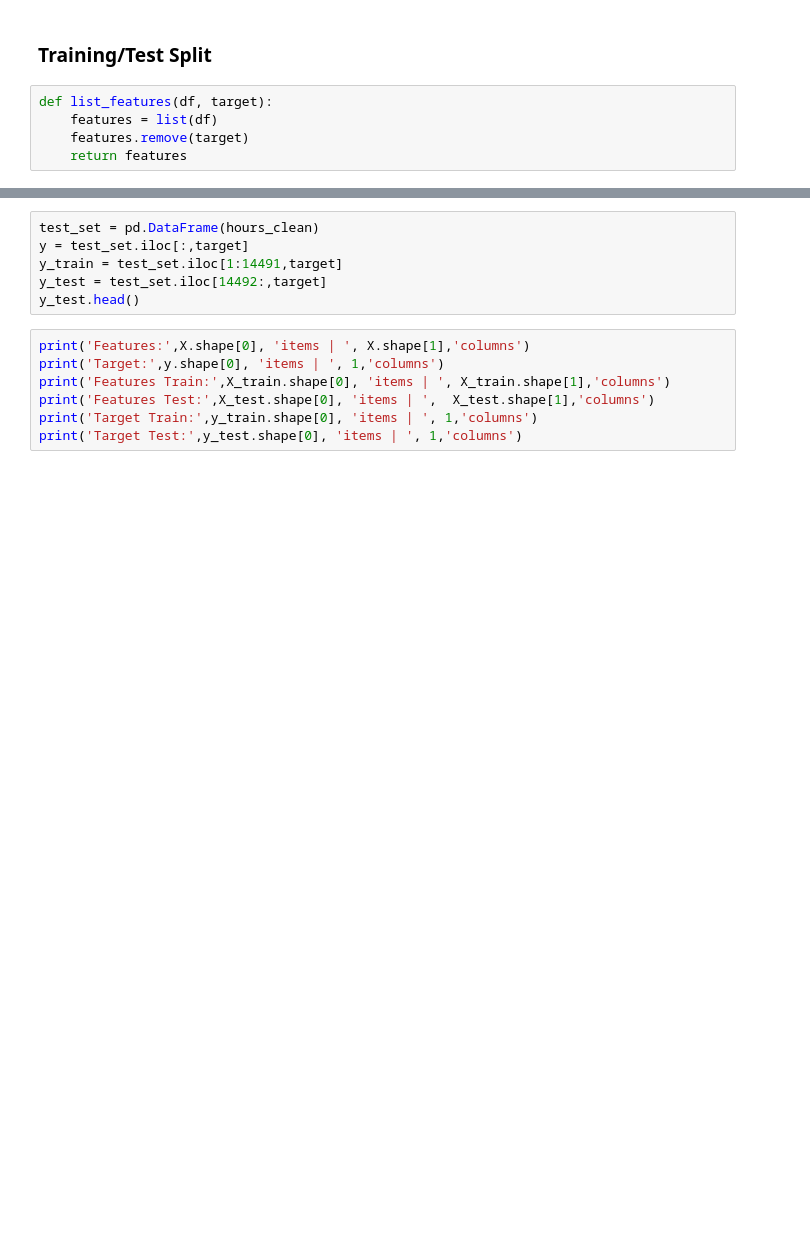
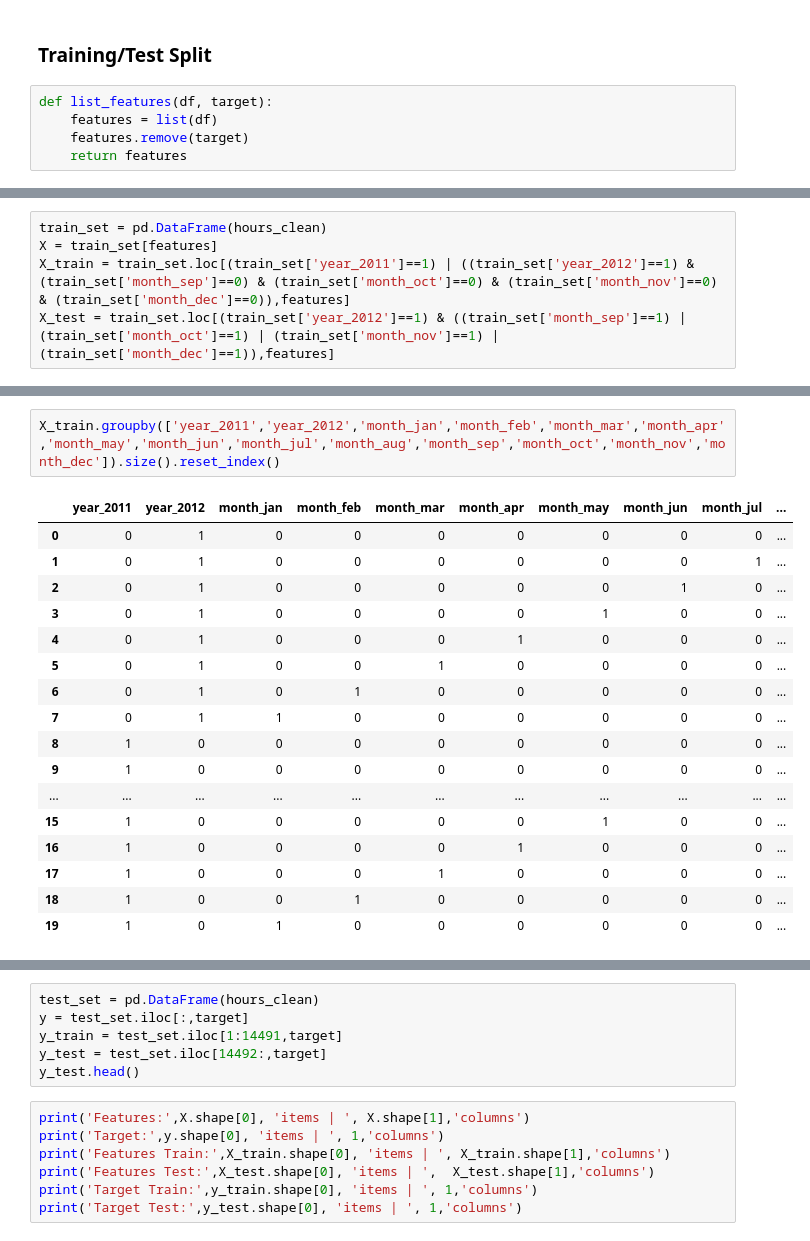
Before and after one commit to stsentemeidis/Bike_Sharing_Washington, a Jupyter notebook: MASTER.ipynb, the cells around one changed output, grey strips where cells are left out. Cells and saved outputs as stored; diff of their text form; blank space fills up the shorter version.

```diff
--- a/MASTER.ipynb
+++ b/MASTER.ipynb
@@ -1081,0 +1073,5 @@ TypeError: unhashable type: 'slice'
+# %%
+train_set = pd.DataFrame(hours_clean)
+X = train_set[features]
+X_train = train_set.loc[(train_set['year_2011']==1) | ((train_set['year_2012']==1) & (train_set['month_sep']==0) & (train_set['month_oct']==0) & (train_set['month_nov']==0) & (train_set['month_dec']==0)),features]
+X_test = train_set.loc[(train_set['year_2012']==1) & ((train_set['month_sep']==1) | (train_set['month_oct']==1) | (train_set['month_nov']==1) | (train_set['month_dec']==1)),features]
@@ -1081,0 +1084,20 @@ TypeError: unhashable type: 'slice'
+# %%
+X_train.groupby(['year_2011','year_2012','month_jan','month_feb','month_mar','month_apr','month_may','month_jun','month_jul','month_aug','month_sep','month_oct','month_nov','month_dec']).size().reset_index()
+# %% [output]
+|  | year_2011 | year_2012 | month_jan | month_feb | month_mar | month_apr | month_may | month_jun | month_jul | ... |
+| 0 | 0 | 1 | 0 | 0 | 0 | 0 | 0 | 0 | 0 | ... |
+| 1 | 0 | 1 | 0 | 0 | 0 | 0 | 0 | 0 | 1 | ... |
+| 2 | 0 | 1 | 0 | 0 | 0 | 0 | 0 | 1 | 0 | ... |
+| 3 | 0 | 1 | 0 | 0 | 0 | 0 | 1 | 0 | 0 | ... |
+| 4 | 0 | 1 | 0 | 0 | 0 | 1 | 0 | 0 | 0 | ... |
+| 5 | 0 | 1 | 0 | 0 | 1 | 0 | 0 | 0 | 0 | ... |
+| 6 | 0 | 1 | 0 | 1 | 0 | 0 | 0 | 0 | 0 | ... |
+| 7 | 0 | 1 | 1 | 0 | 0 | 0 | 0 | 0 | 0 | ... |
+| 8 | 1 | 0 | 0 | 0 | 0 | 0 | 0 | 0 | 0 | ... |
+| 9 | 1 | 0 | 0 | 0 | 0 | 0 | 0 | 0 | 0 | ... |
+| ... | ... | ... | ... | ... | ... | ... | ... | ... | ... | ... |
+| 15 | 1 | 0 | 0 | 0 | 0 | 0 | 1 | 0 | 0 | ... |
+| 16 | 1 | 0 | 0 | 0 | 0 | 1 | 0 | 0 | 0 | ... |
+| 17 | 1 | 0 | 0 | 0 | 1 | 0 | 0 | 0 | 0 | ... |
+| 18 | 1 | 0 | 0 | 1 | 0 | 0 | 0 | 0 | 0 | ... |
+| 19 | 1 | 0 | 1 | 0 | 0 | 0 | 0 | 0 | 0 | ... |
```
Also changed, not shown: parts of 12 cells of this notebook.
